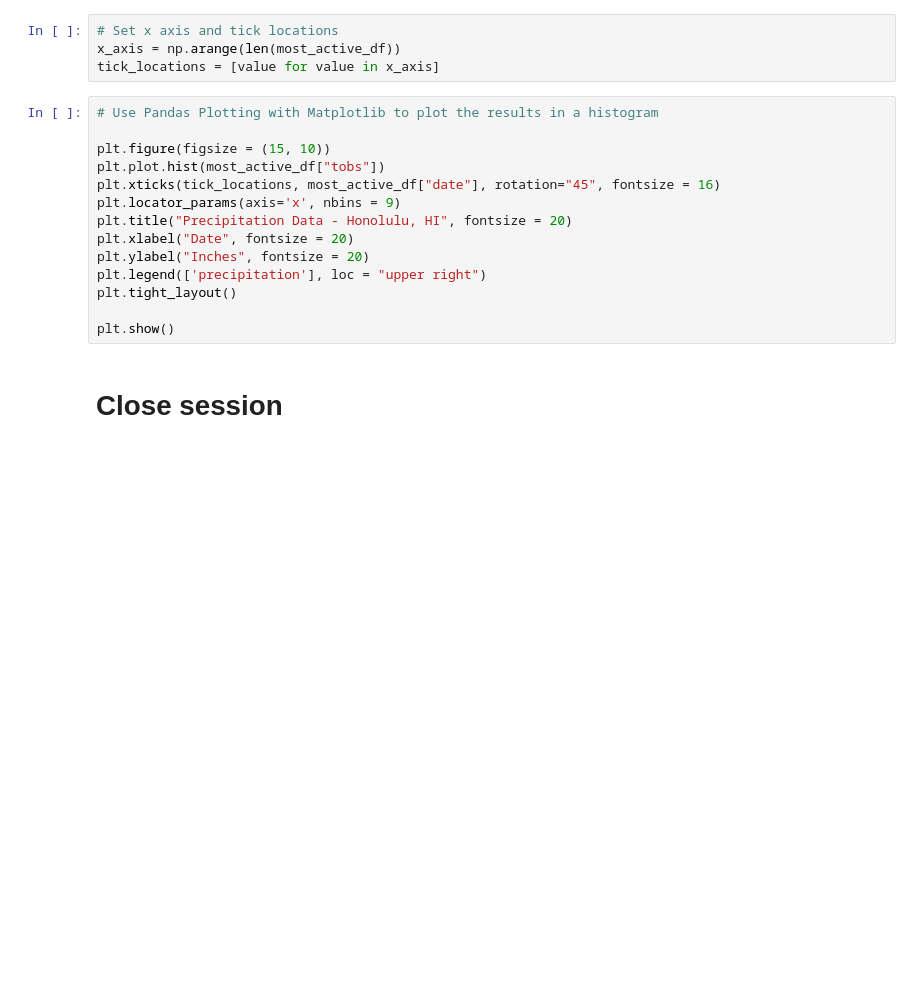
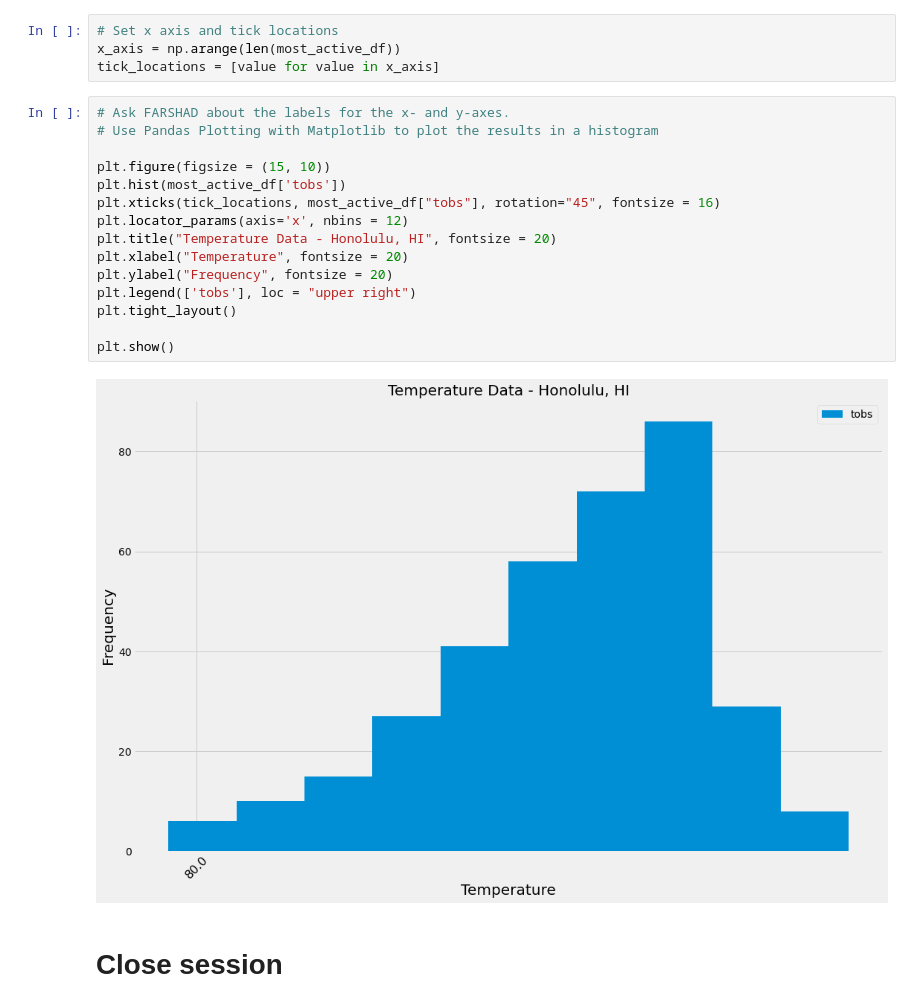
Before and after one commit to Terra999/sqlalchemy-challenge, a Jupyter notebook: climate_analysis_and_exploration.ipynb, the cells around one changed output. Cells and saved outputs as stored; diff of their text form; blank space fills up the shorter version.

Commit message:
Complete except for labels on graphs.

```diff
--- a/climate_analysis_and_exploration.ipynb
+++ b/climate_analysis_and_exploration.ipynb
@@ -291,19 +292,22 @@ most_active_df
 x_axis = np.arange(len(most_active_df))
 tick_locations = [value for value in x_axis]
 # %%
+# Ask FARSHAD about the labels for the x- and y-axes.
 # Use Pandas Plotting with Matplotlib to plot the results in a histogram
 
 plt.figure(figsize = (15, 10))
-plt.plot.hist(most_active_df["tobs"])
-plt.xticks(tick_locations, most_active_df["date"], rotation="45", fontsize = 16)
-plt.locator_params(axis='x', nbins = 9)
-plt.title("Precipitation Data - Honolulu, HI", fontsize = 20)
-plt.xlabel("Date", fontsize = 20)
-plt.ylabel("Inches", fontsize = 20)
-plt.legend(['precipitation'], loc = "upper right")
+plt.hist(most_active_df['tobs'])
+plt.xticks(tick_locations, most_active_df["tobs"], rotation="45", fontsize = 16)
+plt.locator_params(axis='x', nbins = 12)
+plt.title("Temperature Data - Honolulu, HI", fontsize = 20)
+plt.xlabel("Temperature", fontsize = 20)
+plt.ylabel("Frequency", fontsize = 20)
+plt.legend(['tobs'], loc = "upper right")
 plt.tight_layout()
 
 plt.show()
+# %% [output]
+[figure, added]
 # %% [markdown]
 # Close session
 # %%
```
Also changed, not shown: parts of 2 cells of this notebook.
